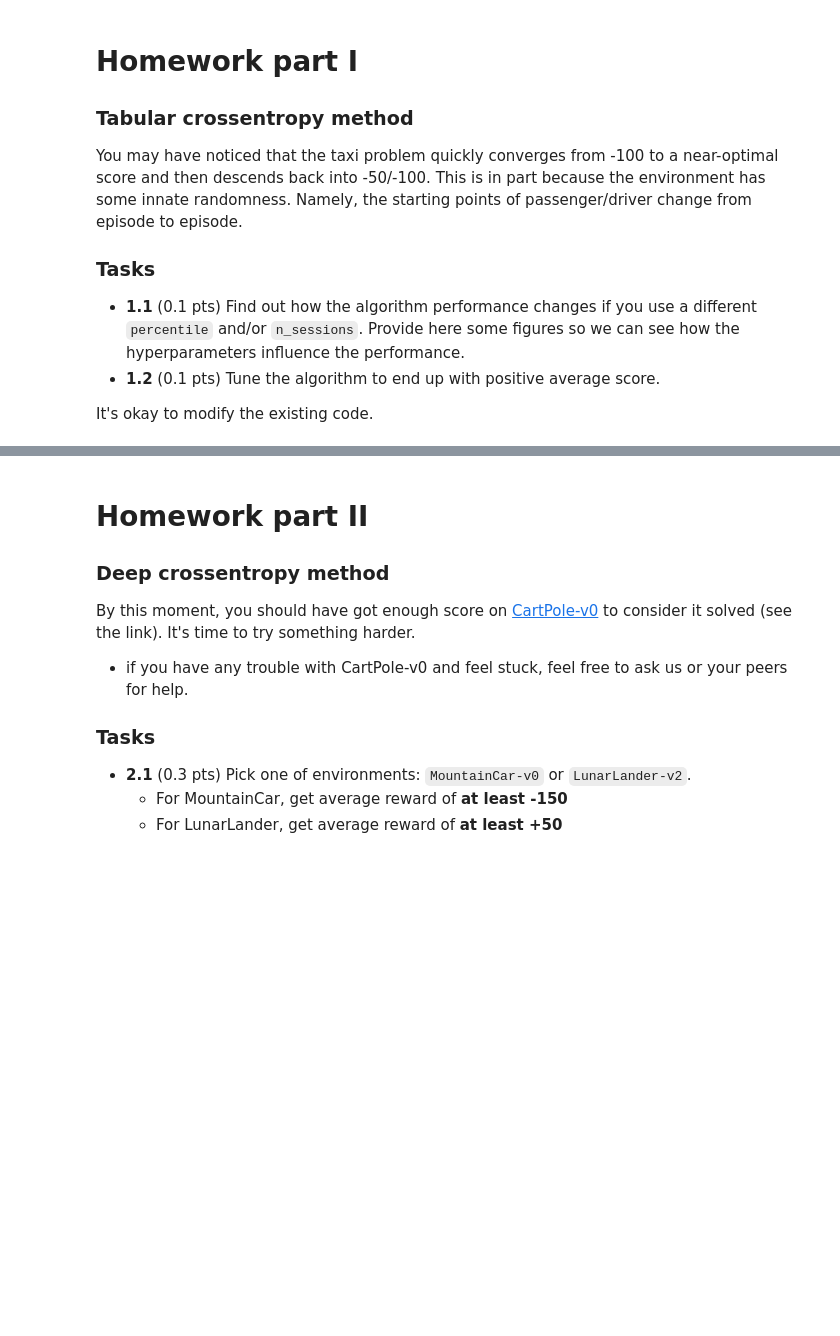
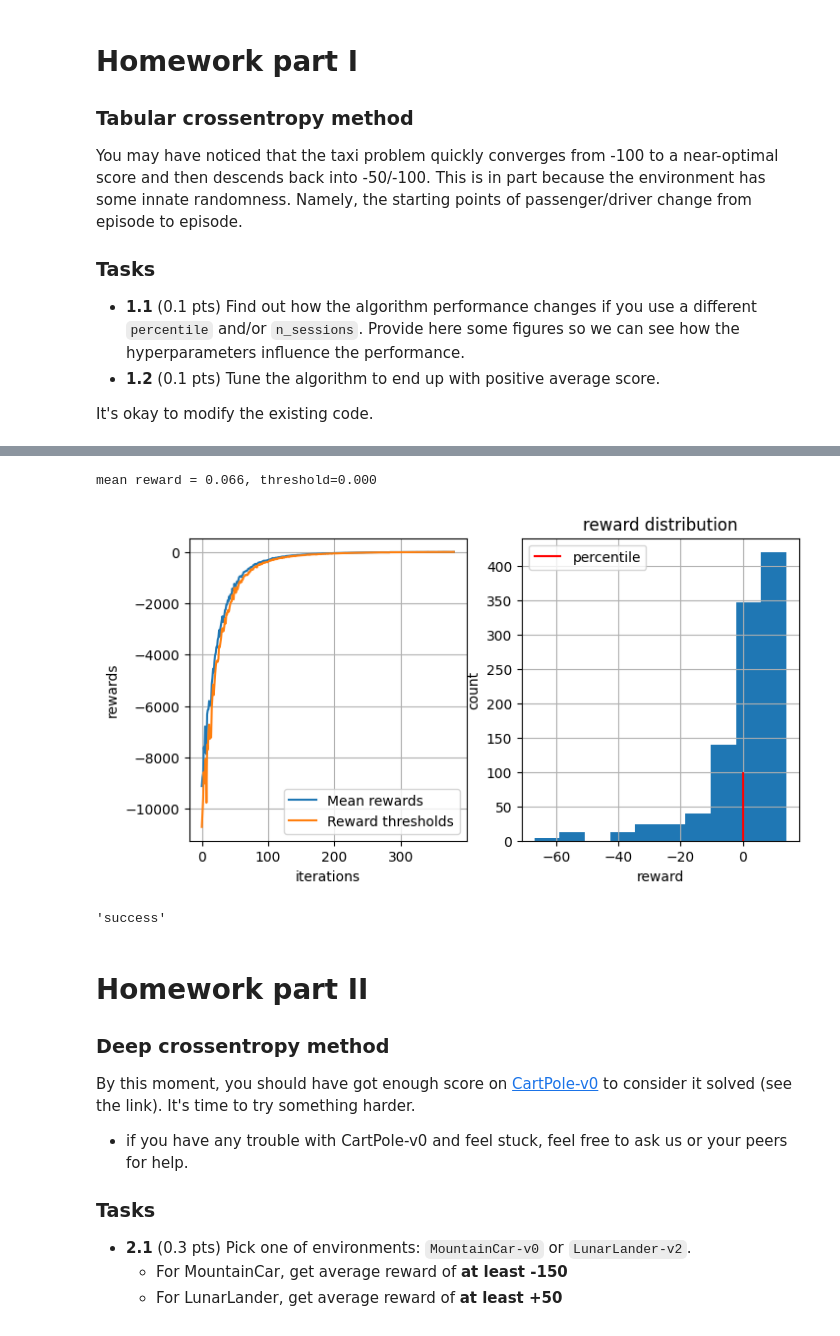
Before and after one commit to voorhs/rl, a Jupyter notebook: hw1/deep_crossentropy_method.ipynb, the cells around one changed output, grey strips where cells are left out. Cells and saved outputs as stored; diff of their text form; code cells hidden in the pictures; blank space fills up the shorter version.

Commit message:
beat taxi

```diff
--- a/hw1/deep_crossentropy_method.ipynb
+++ b/hw1/deep_crossentropy_method.ipynb
@@ -359,3 +418,24 @@ json.dump(logs, open('logs.json', 'w'))
+# %%
+percentile = 30
+n_sessions = 1024
+lr = 0.05
+t_max = int(1e4)
+# %%
+from src.tabular import experiment
+
+
+experiment(
+    env_name="Taxi-v3",
+    n_iter=1000,
+    n_sessions=n_sessions,
+    percentile=percentile,
+    lr=lr,
+    mean_reward_to_win=0
+)
+# %% [output]
+mean reward = 0.066, threshold=0.000
+[figure, added]
+'success'
 # %% [markdown]
 # Homework part II
 
```
Also changed, not shown: parts of 12 cells of this notebook, 2 other files.
